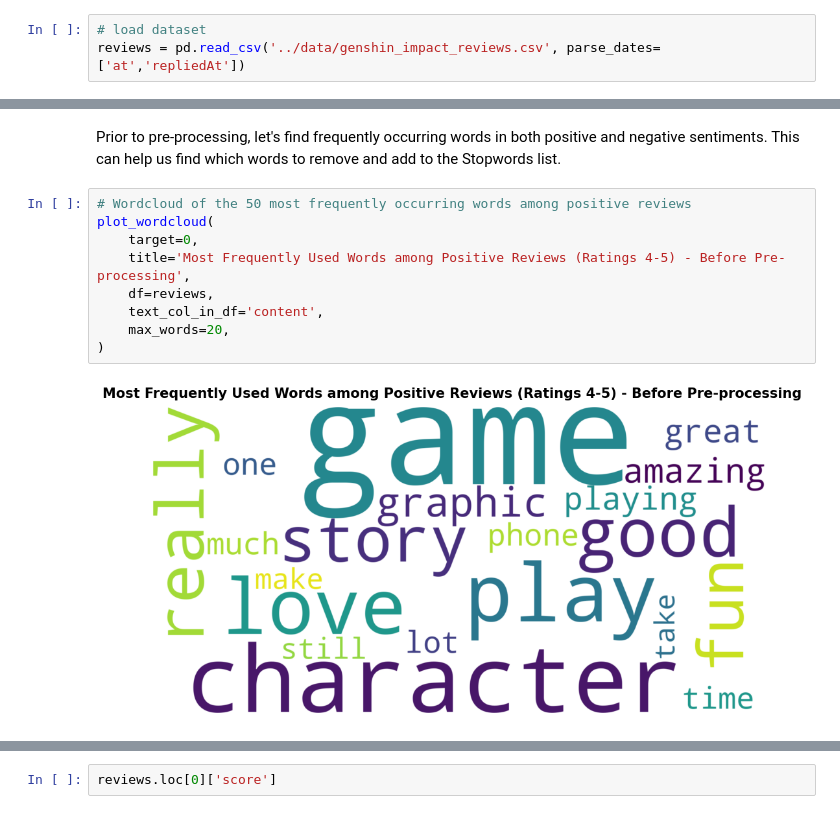
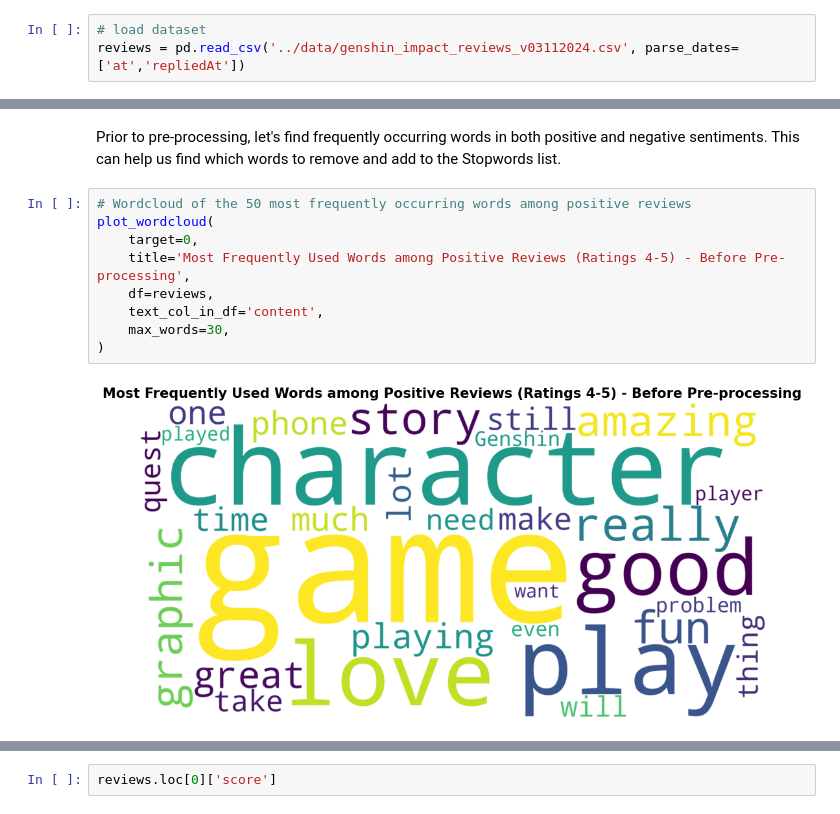
Before and after one commit to wanadzhar913/genshin-impact-reviews-sentiment-analysis-fastapi-docker, a Jupyter notebook: notebooks/02_eda_and_preprocessing.ipynb, the cells around one changed output, grey strips where cells are left out. Cells and saved outputs as stored; diff of their text form.

```diff
--- a/notebooks/02_eda_and_preprocessing.ipynb
+++ b/notebooks/02_eda_and_preprocessing.ipynb
@@ -198,6 +191,6 @@ nlp = spacy.load("en_core_web_sm")
 # %%
 # load dataset
-reviews = pd.read_csv('../data/genshin_impact_reviews.csv', parse_dates=['at','repliedAt'])
+reviews = pd.read_csv('../data/genshin_impact_reviews_v03112024.csv', parse_dates=['at','repliedAt'])
 # %% [markdown]
 ### 1.0 Data Cleaning & Pre-processing
 # %% [markdown]
@@ -229,14 +222,14 @@ Prior to pre-processing, let's find frequently occurring words in both positive
 # %%
 # Wordcloud of the 50 most frequently occurring words among positive reviews
 plot_wordcloud(
     target=0,
     title='Most Frequently Used Words among Positive Reviews (Ratings 4-5) - Before Pre-processing',
     df=reviews,
     text_col_in_df='content',
-    max_words=20,
+    max_words=30,
 )
 # %% [output]
-[figure, old version]
+[figure, new version]
 # %%
 # Wordcloud of the 50 most frequently occurring words among positive reviews
 plot_wordcloud(
```
Also changed, not shown: parts of 66 cells of this notebook, 3 other files.
